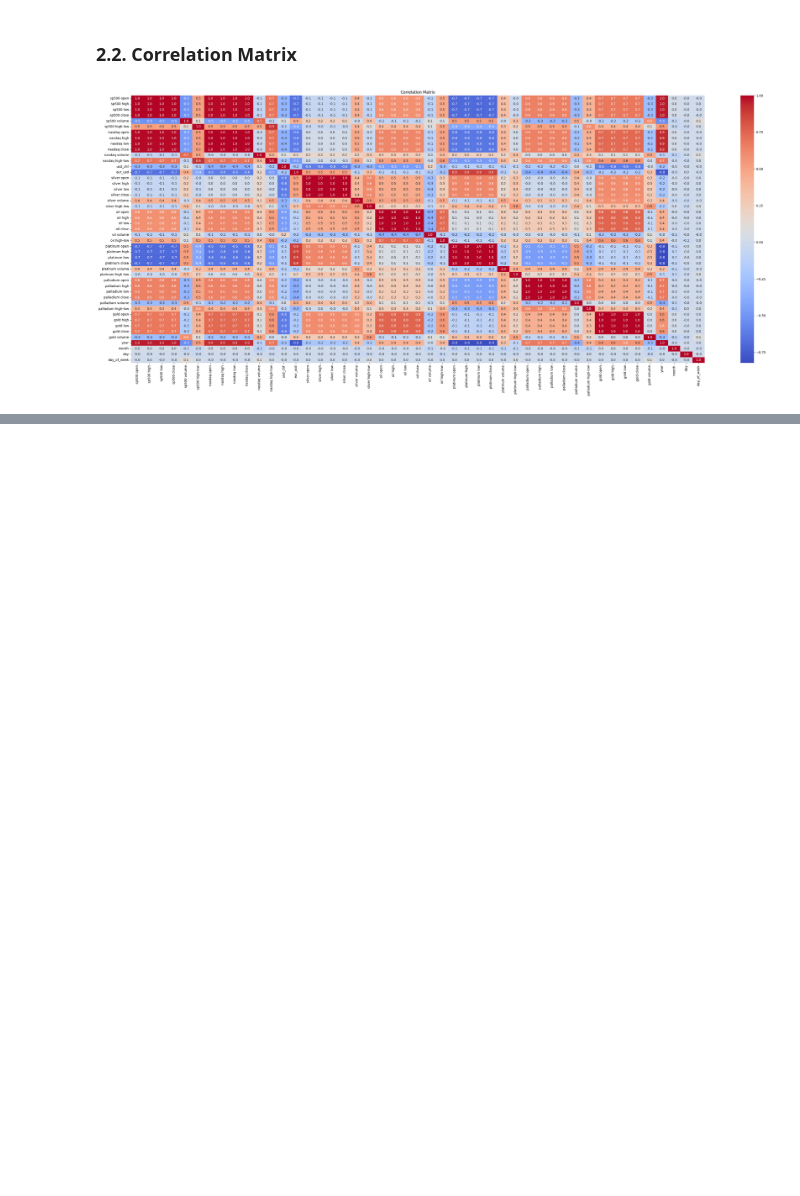
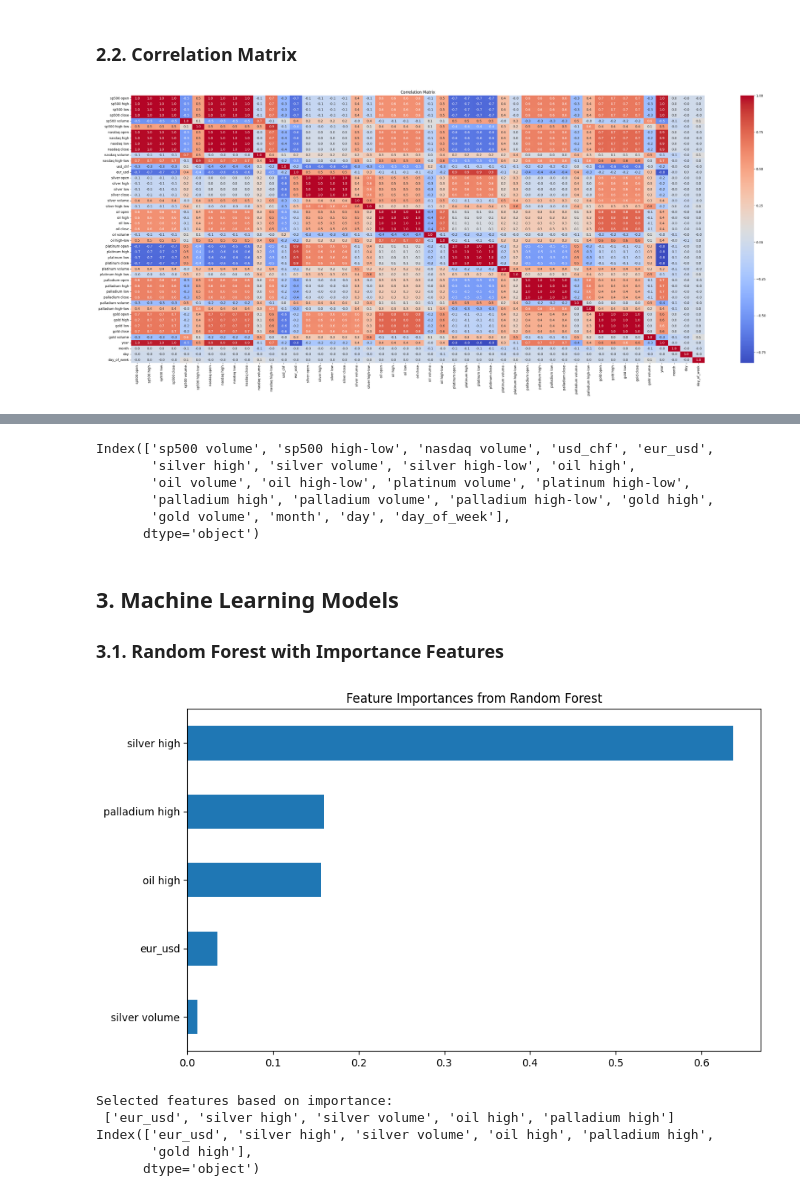
Before and after one commit to Suemy19710/GoldPriceRegression, a Jupyter notebook: gold.ipynb, the cells around one changed output, grey strips where cells are left out. Cells and saved outputs as stored; diff of their text form; code cells hidden in the pictures; blank space fills up the shorter version.

```diff
--- a/gold.ipynb
+++ b/gold.ipynb
@@ -124,0 +149,11 @@ plt.show()
+# %%
+# Drop columns with low correlation to 'gold high'
+# features (open, close, low) of other commodities with low correlation to 'gold high'
+df = df.drop(['gold open', 'gold close', 'gold low'], axis=1, errors='ignore')
+df = df.drop(['oil open', 'oil close', 'oil low'], axis=1, errors='ignore')
+
+df = df.drop(['platinum open', 'platinum close', 'platinum low'], axis=1, errors='ignore')
+df = df.drop(['nasdaq open', 'nasdaq close', 'nasdaq low'], axis=1, errors='ignore')
+df = df.drop(['sp500 open', 'sp500 close', 'sp500 low'], axis=1, errors='ignore')
+df = df.drop(['silver open', 'silver close', 'silver low'], axis=1, errors='ignore')
+df = df.drop(['palladium open', 'palladium close', 'palladium low'], axis=1, errors='ignore')
@@ -124,0 +200,47 @@ plt.show()
+# %%
+# Drop features which have VIF
+df = df.drop(['sp500 high','nasdaq high','year','platinum high','nasdaq high-low'], axis = 1, errors = 'ignore')
+print(df.columns)
+# %% [output]
+Index(['sp500 volume', 'sp500 high-low', 'nasdaq volume', 'usd_chf', 'eur_usd',
+       'silver high', 'silver volume', 'silver high-low', 'oil high',
+       'oil volume', 'oil high-low', 'platinum volume', 'platinum high-low',
+       'palladium high', 'palladium volume', 'palladium high-low', 'gold high',
+       'gold volume', 'month', 'day', 'day_of_week'],
+      dtype='object')
+# %% [markdown]
+## 3. Machine Learning Models
+### 3.1. Random Forest with Importance Features
+# %%
+from sklearn.ensemble import RandomForestRegressor
+import pandas as pd
+
+
+X = df.drop('gold high', axis=1)
+y = df['gold high']
+
+model = RandomForestRegressor(random_state=42)
+model.fit(X, y)
+
+importances = pd.Series(model.feature_importances_, index=X.columns)
+importances.sort_values(ascending=False)
+
+plt.figure(figsize=(10, 6))
+importances.sort_values().plot(kind='barh')
+plt.title('Feature Importances from Random Forest')
+plt.show()
+# %% [output]
+[figure, added]
+# %%
+# Removing least important features and keep those with importance greater than 0.01
+importances = pd.Series(model.feature_importances_, index=X.columns )
+selected_features = importances[importances > 0.01].index.tolist()
+print("Selected features based on importance:\n", selected_features)
+df = df[selected_features + ['gold high']]
+print(df.columns)
+# %% [output]
+Selected features based on importance:
+ ['eur_usd', 'silver high', 'silver volume', 'oil high', 'palladium high']
+Index(['eur_usd', 'silver high', 'silver volume', 'oil high', 'palladium high',
+       'gold high'],
+      dtype='object')
```
Also changed, not shown: parts of 27 cells of this notebook.
